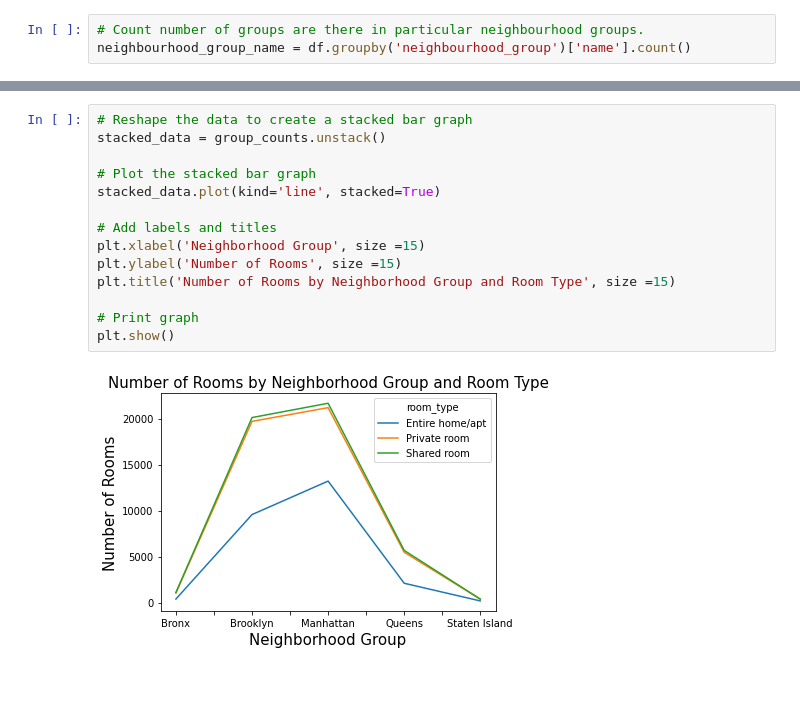
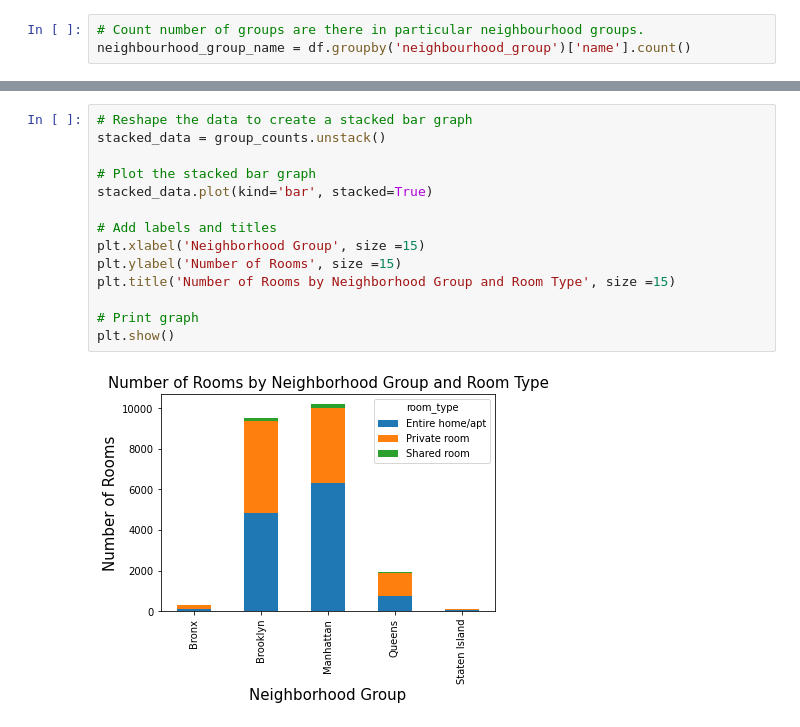
Before and after one commit to manish55shukla/AirBnb-Bookings-Analysis, a Jupyter notebook: Project_AirBnb_Bookings_Analysis.ipynb, the cells around one changed output, grey strips where cells are left out. Drawn from its saved outputs; the diff is of its cells as text; blank space fills up the shorter version.

```diff
--- a/Project_AirBnb_Bookings_Analysis.ipynb
+++ b/Project_AirBnb_Bookings_Analysis.ipynb
@@ -391,16 +391,16 @@ Name: room_type, dtype: int64
 # %%
 # Reshape the data to create a stacked bar graph
 stacked_data = group_counts.unstack()
 
 # Plot the stacked bar graph
-stacked_data.plot(kind='line', stacked=True)
+stacked_data.plot(kind='bar', stacked=True)
 
 # Add labels and titles
 plt.xlabel('Neighborhood Group', size =15)
 plt.ylabel('Number of Rooms', size =15)
 plt.title('Number of Rooms by Neighborhood Group and Room Type', size =15)
 
 # Print graph
 plt.show()
 # %% [output]
-[figure, old version]
+[figure, new version]
```
Also changed, not shown: parts of 19 cells of this notebook.
